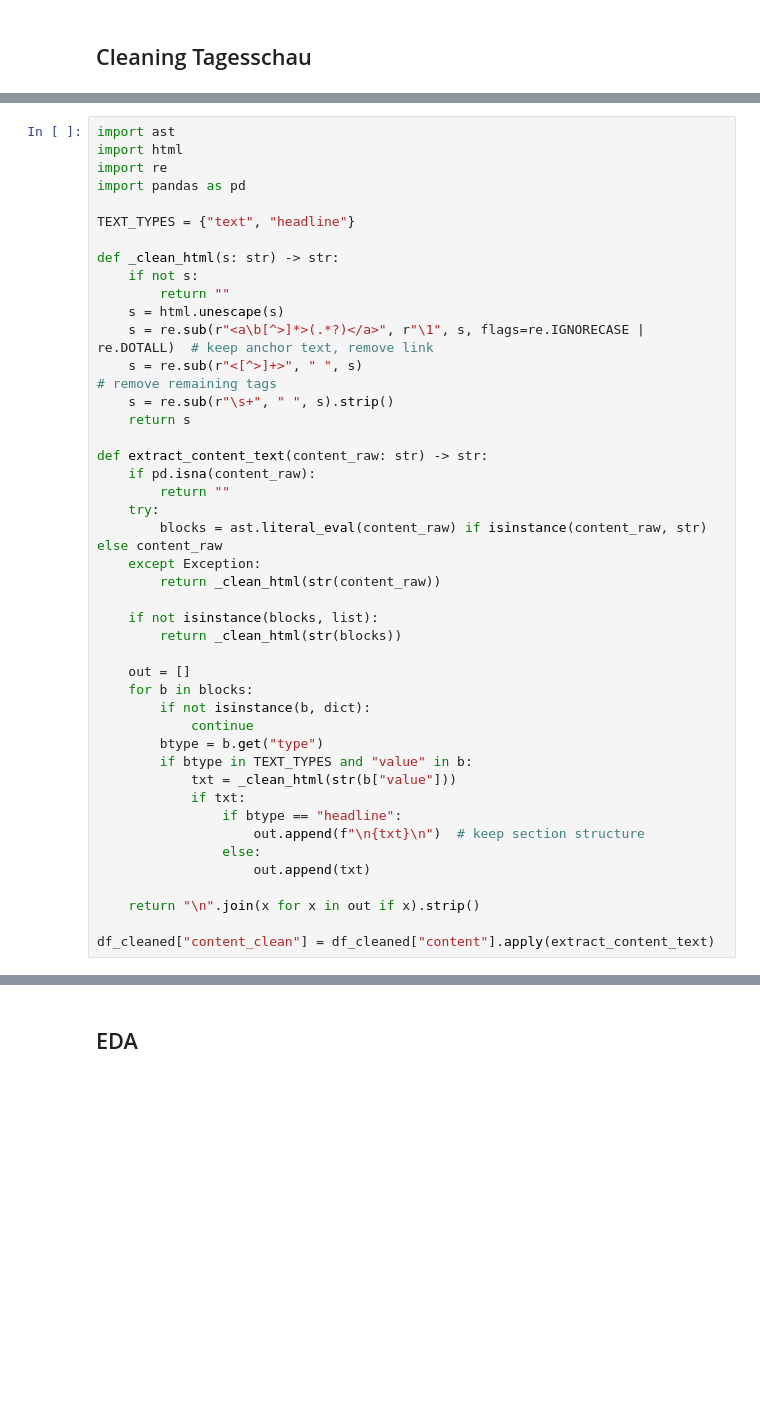
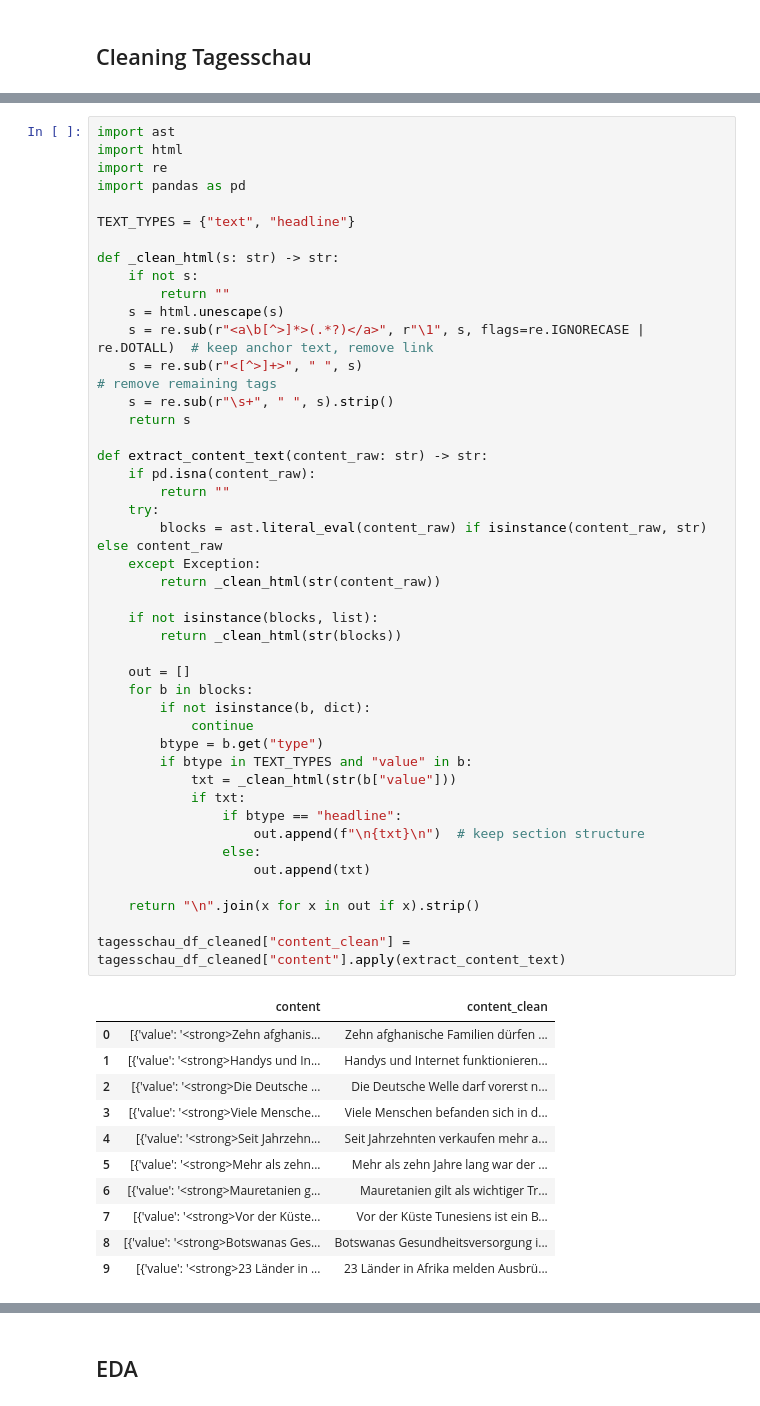
Before and after one commit to mattishaumann/Thesis, a Jupyter notebook: data preprocessing/06_Tagesschau.ipynb, the cells around one changed output, grey strips where cells are left out. Drawn from its saved outputs; the diff is of its cells as text; blank space fills up the shorter version.

```diff
--- a/data preprocessing/06_Tagesschau.ipynb
+++ b/data preprocessing/06_Tagesschau.ipynb
@@ -166,32 +177,44 @@ def _clean_html(s: str) -> str:
     s = re.sub(r"<[^>]+>", " ", s)                                                   # remove remaining tags
     s = re.sub(r"\s+", " ", s).strip()
     return s
 
 def extract_content_text(content_raw: str) -> str:
     if pd.isna(content_raw):
         return ""
     try:
         blocks = ast.literal_eval(content_raw) if isinstance(content_raw, str) else content_raw
     except Exception:
         return _clean_html(str(content_raw))
 
     if not isinstance(blocks, list):
         return _clean_html(str(blocks))
 
     out = []
     for b in blocks:
         if not isinstance(b, dict):
             continue
         btype = b.get("type")
         if btype in TEXT_TYPES and "value" in b:
             txt = _clean_html(str(b["value"]))
             if txt:
                 if btype == "headline":
                     out.append(f"\n{txt}\n")  # keep section structure
                 else:
                     out.append(txt)
 
     return "\n".join(x for x in out if x).strip()
 
-df_cleaned["content_clean"] = df_cleaned["content"].apply(extract_content_text)
+tagesschau_df_cleaned["content_clean"] = tagesschau_df_cleaned["content"].apply(extract_content_text)
+# %% [output]
+|  | content | content_clean |
+| 0 | [{'value': '<strong>Zehn afghanis... | Zehn afghanische Familien dürfen ... |
+| 1 | [{'value': '<strong>Handys und In... | Handys und Internet funktionieren... |
+| 2 | [{'value': '<strong>Die Deutsche ... | Die Deutsche Welle darf vorerst n... |
+| 3 | [{'value': '<strong>Viele Mensche... | Viele Menschen befanden sich in d... |
+| 4 | [{'value': '<strong>Seit Jahrzehn... | Seit Jahrzehnten verkaufen mehr a... |
+| 5 | [{'value': '<strong>Mehr als zehn... | Mehr als zehn Jahre lang war der ... |
+| 6 | [{'value': '<strong>Mauretanien g... | Mauretanien gilt als wichtiger Tr... |
+| 7 | [{'value': '<strong>Vor der Küste... | Vor der Küste Tunesiens ist ein B... |
+| 8 | [{'value': '<strong>Botswanas Ges... | Botswanas Gesundheitsversorgung i... |
+| 9 | [{'value': '<strong>23 Länder in ... | 23 Länder in Afrika melden Ausbrü... |
 # %%
```
Also changed, not shown: parts of 47 cells of this notebook, 4 other files.
